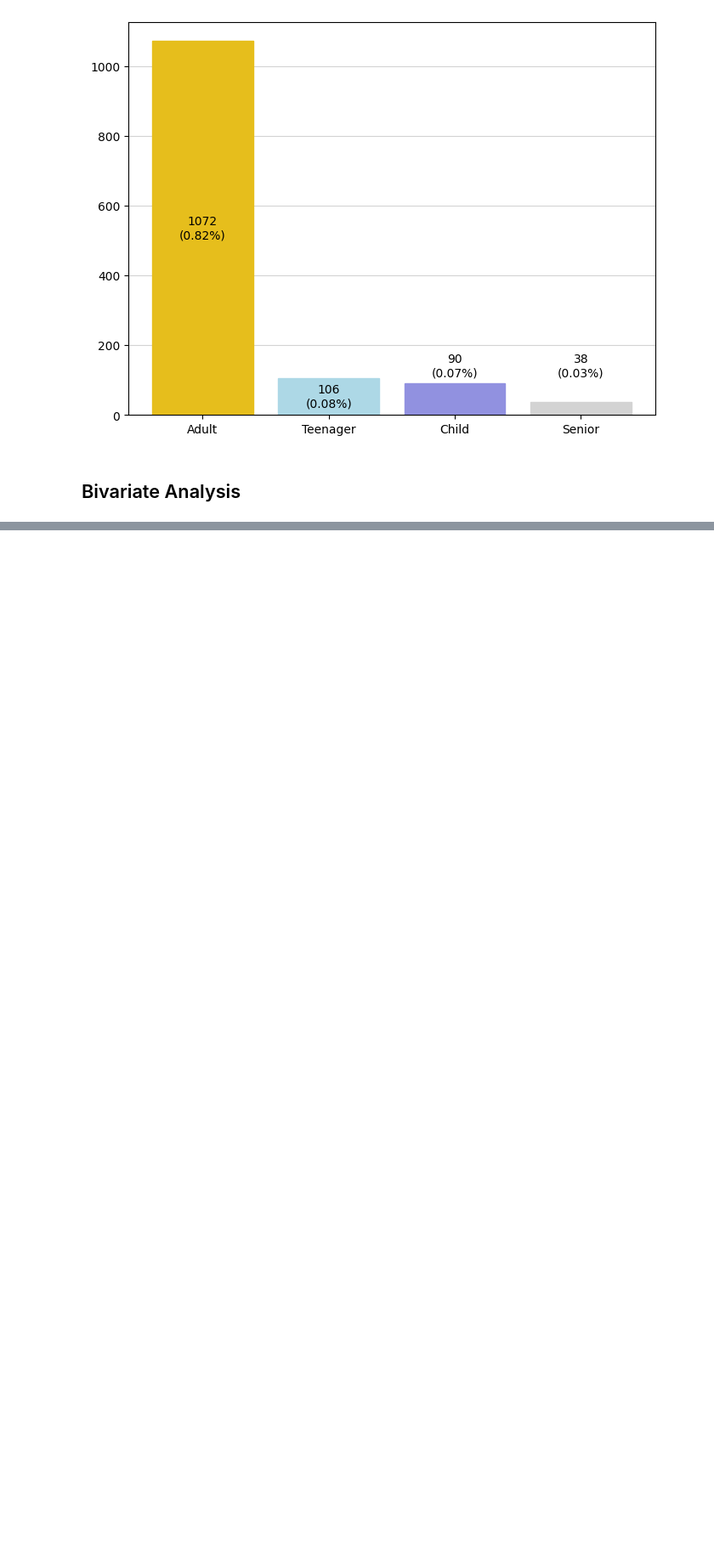
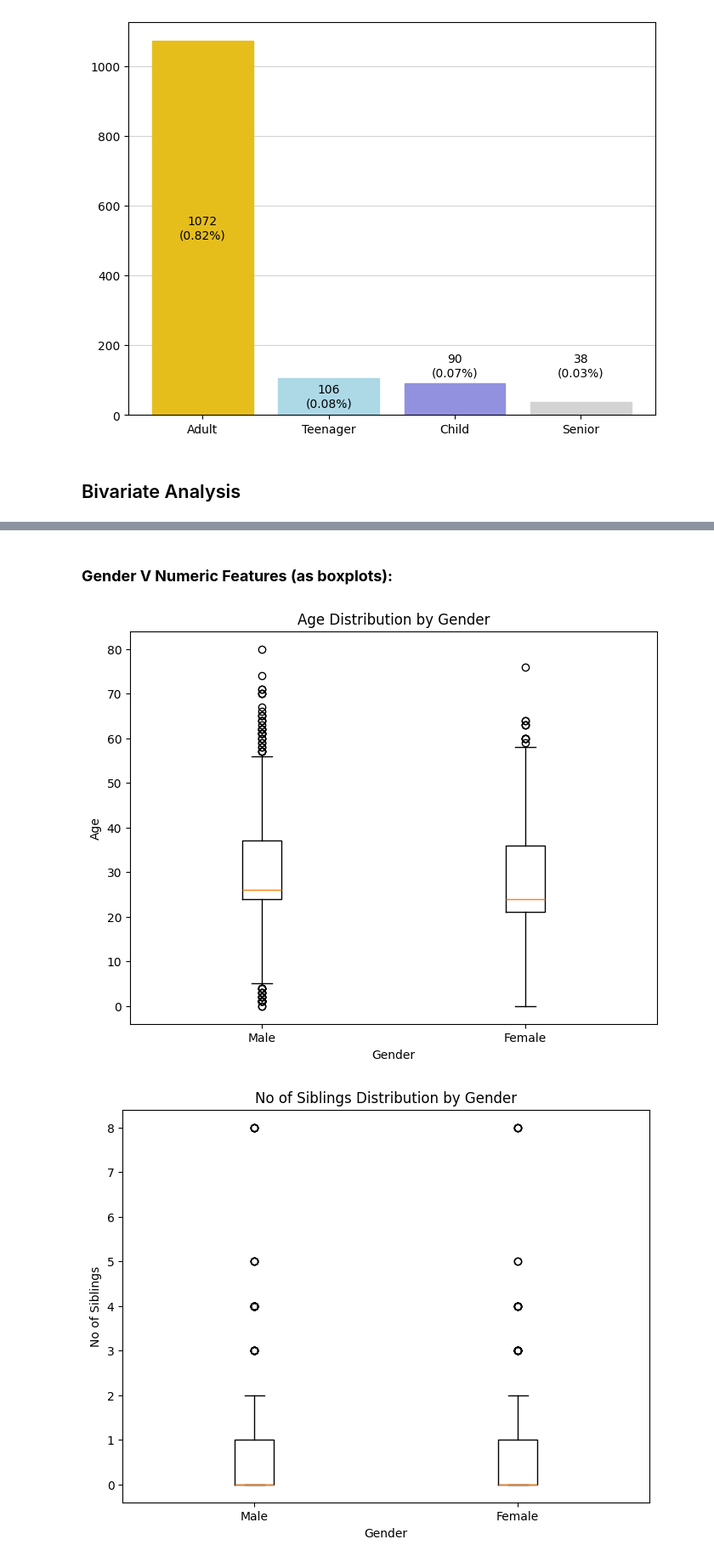
Before and after one commit to jordan5039/Titanic, a Jupyter notebook: notebooks/titanic_analysis.ipynb, the cells around one changed output, grey strips where cells are left out. Shown at 85% size. Saved outputs shown, nothing was run; the diff lists cells and outputs as text; code cells hidden in the pictures; blank space fills up the shorter version.

```diff
--- a/notebooks/titanic_analysis.ipynb
+++ b/notebooks/titanic_analysis.ipynb
@@ -733,3 +723,7 @@ for i,bar in enumerate(bars):
 [figure]
 # %% [markdown]
 ## Bivariate Analysis
+# %%
+# Create variables for categorical and numerical features so that they can be looped through below.
+numerical_features = df.select_dtypes(include='number')
+categorical_features = df.select_dtypes(include='object')
@@ -735,0 +750,16 @@ for i,bar in enumerate(bars):
+# %% [markdown]
+### **Gender V Numeric Features (as boxplots):**
+# %%
+for feature in numerical_features:
+    feat_male = df[df['Gender']=='Male'][feature]
+    feat_female = df[df['Gender']=='Female'][feature]
+    gender_data = [feat_male, feat_female]
+    fig, ax = plt.subplots(figsize=(8,6))
+    ax.boxplot(gender_data, tick_labels=['Male', 'Female'])
+    plt.title(f'{feature} Distribution by Gender')
+    plt.xlabel('Gender')
+    plt.ylabel(f'{feature}')
+    plt.show()
+# %% [output]
+[figure, added]
+[figure, added]
```
Also changed, not shown: parts of 47 cells of this notebook.
